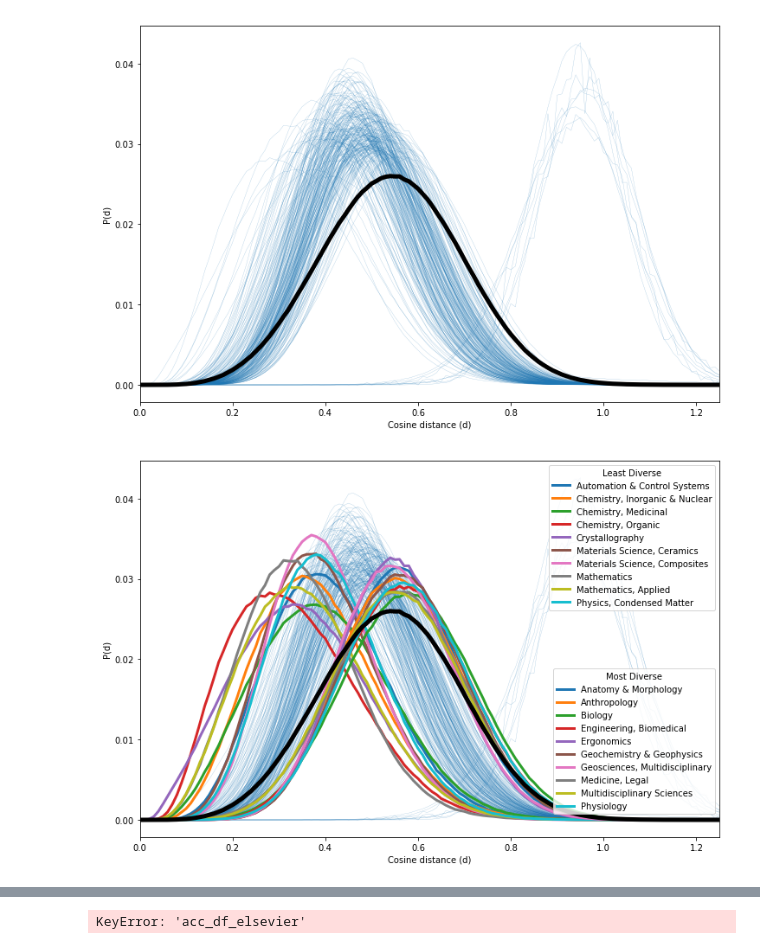
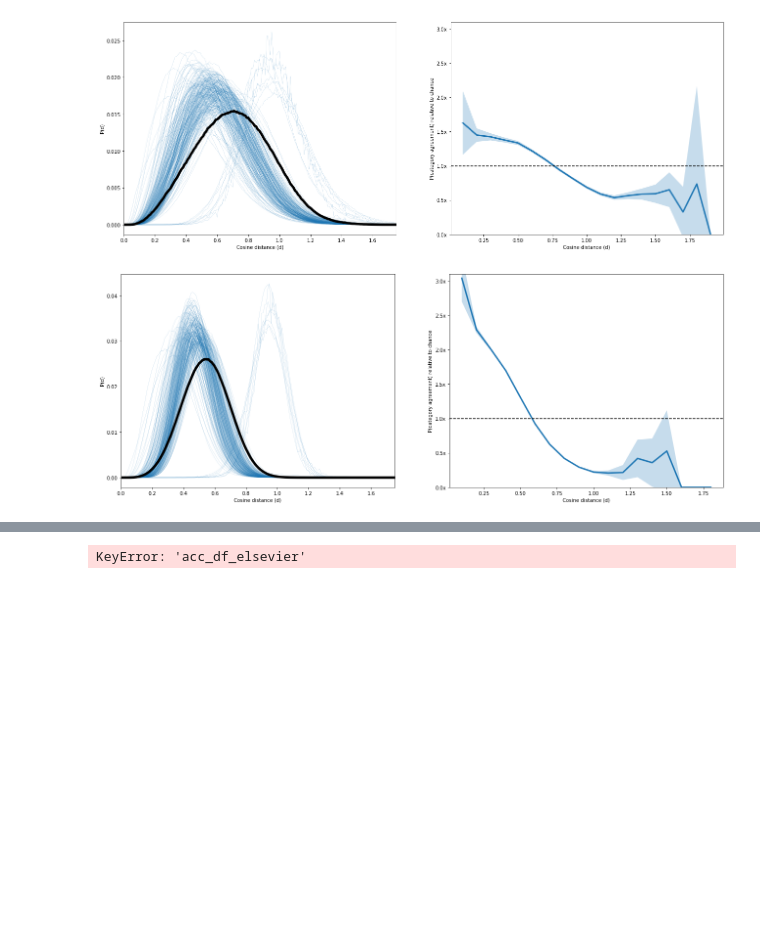
Before and after one commit to jlorince/wos-text-dynamics, a Jupyter notebook: notebooks/eval.ipynb, the cells around one changed output, grey strips where cells are left out. Cells and saved outputs as stored; diff of their text form; code cells hidden in the pictures; blank space fills up the shorter version.

```diff
--- a/notebooks/eval.ipynb
+++ b/notebooks/eval.ipynb
@@ -19,28 +16,35 @@ Wall time: 59.8 s
 # %%
-for d in ('/Users/jaredlorince/Desktop/temp_data/eval_wos/100-5-5/','/Users/jaredlorince/Desktop/temp_data/eval_wos/200-10-50/'):
+for d in ('/Users/jaredlorince/Desktop/temp_data/eval_wos/50-5-5/',
+          '/Users/jaredlorince/Desktop/temp_data/eval_wos/100-5-5/',
+          '/Users/jaredlorince/Desktop/temp_data/eval_wos/200-5-5/',
+          '/Users/jaredlorince/Desktop/temp_data/eval_wos/200-10-50/',
+          ):
 
     #df = vars()['acc_df_'+mode]
     df = pd.read_pickle(d+'acc_df.pkl')
 
-    cat_results = pickle.load(open('{}cat_results.pkl'.format(d),'rb'))
+    #cat_results = pickle.load(open('{}cat_results.pkl'.format(d),'rb'))
     cat_results_binned = pickle.load(open('{}cat_results_binned.pkl'.format(d),'rb'))
 #     least_diverse = pd.Series(index=all_cats,data=[cat_results[i].ix['mean']  for i in range(251)]).dropna().sort_values()[:10]
 #     most_diverse = pd.Series(index=all_cats,data=[cat_results[i].ix['mean'] for i in range(251)]).dropna().sort_values()[-18:-8]
 
-    fig,ax = plt.subplots(1,1,figsize=(12,8))
+    fig,axes = plt.subplots(1,2,figsize=(22,8))
+    ax = axes[0]
     bins = np.arange(0,2,.01)
     for r in range(251):
-        plt.plot(bins[:-1],cat_results_binned[r]/cat_results_binned[r].sum(),lw=.25,c=colors[0],alpha=0.5)
+        ax.plot(bins[:-1],cat_results_binned[r]/cat_results_binned[r].sum(),lw=.25,c=colors[0],alpha=0.5)
 
     vals = np.histogram(df.dist,bins=bins)[0]
-    plt.plot(bins[:-1],vals/vals.sum(),lw=5,c='k',label='randomly sampled pairs')
+    ax.plot(bins[:-1],vals/vals.sum(),lw=5,c='k',label='randomly sampled pairs')
 
-    plt.xlabel('Cosine distance (d)')
-    plt.ylabel('P(d)')
-    plt.xlim(0,1.25)
+    ax.set_xlabel('Cosine distance (d)')
+    ax.set_ylabel('P(d)')
+    ax.set_xlim(0,1.75)
 
 
-    fig,ax = plt.subplots(1,1,figsize=(12,8))
+    """
+    #fig,ax = plt.subplots(1,1,figsize=(12,8))
+    ax = axes[1]
     bins = np.arange(0,2,.01)
     for r in range(251):
         if all_cats[r] not in list(least_diverse.index)+list(most_diverse.index):
@@ -55,34 +59,37 @@ for d in ('/Users/jaredlorince/Desktop/temp_data/eval_wos/100-5-5/','/Users/jare
             lines_a += plt.plot(bins[:-1],cat_results_binned[r]/cat_results_binned[r].sum(),lw=3,label=all_cats[r])
     for r in range(251):
         if all_cats[r] in list(most_diverse.index):
             lines_b += plt.plot(bins[:-1],cat_results_binned[r]/cat_results_binned[r].sum(),lw=3,label=all_cats[r])
             # Add the legend manually to the current Axes.
 
+
     vals = np.histogram(df.dist,bins=bins)[0]
     plt.plot(bins[:-1],vals/vals.sum(),lw=5,c='k',label='randomly sampled pairs')
 
     first_legend = plt.legend(handles=lines_a,loc='upper right',title='Least Diverse')# bbox_to_anchor=(1.25,1))
     ax = plt.gca().add_artist(first_legend)
     # Create another legend for the second line.
     plt.legend(handles=lines_b, loc='lower right',bbox_to_anchor=(1,0.05),title='Most Diverse')
 
     plt.xlabel('Cosine distance (d)')
     plt.ylabel('P(d)')
     plt.xlim(0,1.25)
-
+    """
 
     bins = np.arange(0,2,.1)
     m = df.groupby(np.digitize(df.dist,bins=bins)).agree.mean()
     ci = df.groupby(np.digitize(df.dist,bins=bins)).agree.apply(lambda x: 1.96 * np.std(x)/np.sqrt(len(x)))
-    fig,ax = plt.subplots(1,1,figsize=(12,8))
+    #fig,ax = plt.subplots(1,1,figsize=(12,8))
+    ax  =axes[1]
     x = bins[m.index]
     ax.plot(x,m.values,lw=3)#,marker='.',ms=10)
     ax.fill_between(x,m+ci,m-ci,alpha=.25)
     ax.set_xlabel('Cosine distance (d)')
     ax.set_ylabel('P(category agreement) relative to chance');
     ax.axhline(df.agree.mean(),c='k',ls='--')
     ax.set_yticks(np.arange(0,3.1,.5)*df.agree.mean())
     ax.set_yticklabels(["{}x".format(t) for t in np.arange(0,3.1,.5)])
+    ax.set_ylim(0,3.1*df.agree.mean())
 # %% [output]
-[figure, old version]
+[figure, new version]
-[figure, old version]
+[figure, new version]
```
Also changed, not shown: parts of 13 cells of this notebook, 3 other files.
